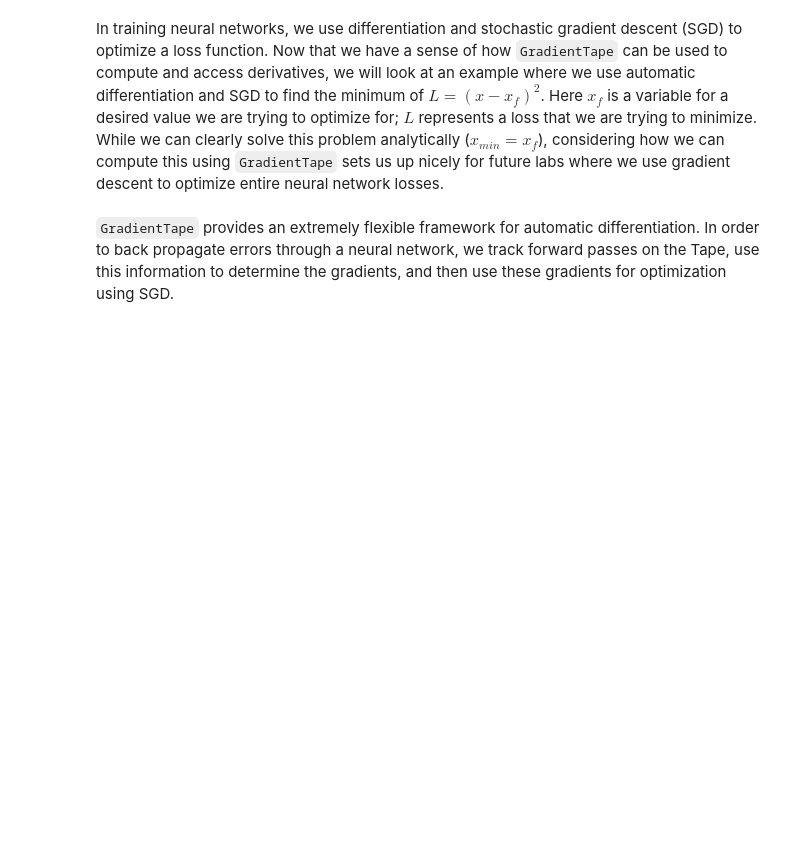
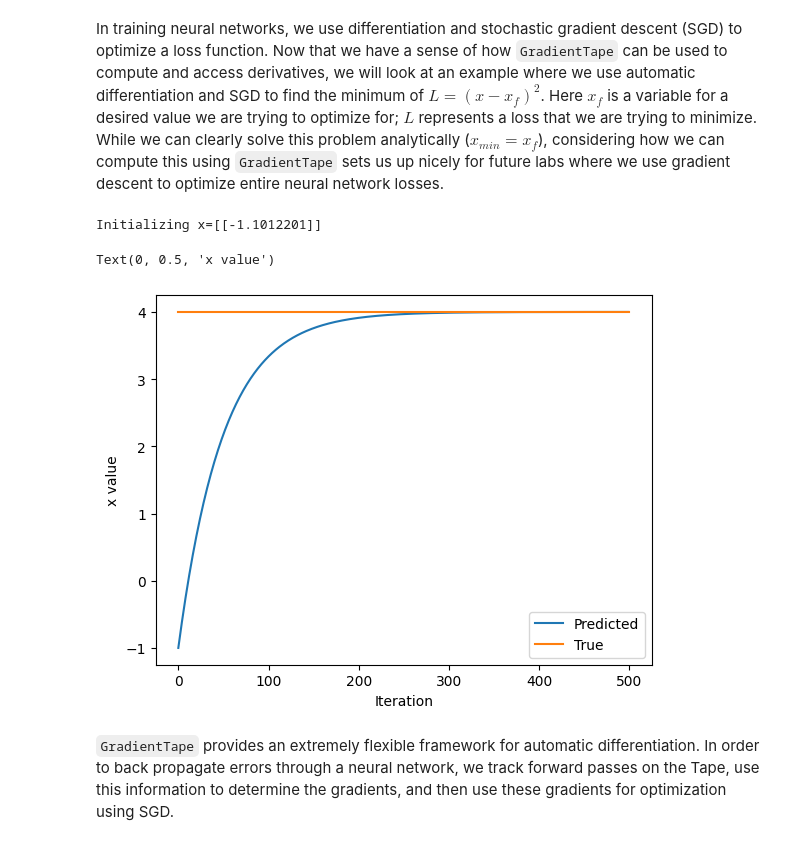
Before and after one commit to rushalias/PredictionIO, a Jupyter notebook: lab1/TF_Part1_Intro.ipynb, the cells around one changed output. Saved outputs shown, nothing was run; the diff lists cells and outputs as text; code cells hidden in the pictures; blank space fills up the shorter version.

```diff
--- a/lab1/TF_Part1_Intro.ipynb
+++ b/lab1/TF_Part1_Intro.ipynb
@@ -365,50 +367,54 @@ First, we will look at how we can compute gradients using GradientTape and acces
 # %%
 ### Gradient computation with GradientTape ###
 
-# y = x^2
+# y = x^(1/2)
 # Example: x = 3.0
-x = tf.Variable(3.0)
+x = tf.Variable(4.0)
 
 # Initiate the gradient tape
 with tf.GradientTape() as tape:
   # Define the function
-  y = x * x
+  y = tf.pow(x, 1.0/2.0)
 # Access the gradient -- derivative of y with respect to x
 dy_dx = tape.gradient(y, x)
 
-assert dy_dx.numpy() == 6.0
+assert dy_dx.numpy() == 1/4
 # %% [markdown]
 In training neural networks, we use differentiation and stochastic gradient descent (SGD) to optimize a loss function. Now that we have a sense of how `GradientTape` can be used to compute and access derivatives, we will look at an example where we use automatic differentiation and SGD to find the minimum of $L=(x-x_f)^2$. Here $x_f$ is a variable for a desired value we are trying to optimize for; $L$ represents a loss that we are trying to  minimize. While we can clearly solve this problem analytically ($x_{min}=x_f$), considering how we can compute this using `GradientTape` sets us up nicely for future labs where we use gradient descent to optimize entire neural network losses.
 # %%
 ### Function minimization with automatic differentiation and SGD ###
 
 # Initialize a random value for our initial x
 x = tf.Variable([tf.random.normal([1])])
 print("Initializing x={}".format(x.numpy()))
 
 learning_rate = 1e-2 # learning rate for SGD
 history = []
 # Define the target value
 x_f = 4
 
 # We will run SGD for a number of iterations. At each iteration, we compute the loss,
 #   compute the derivative of the loss with respect to x, and perform the SGD update.
 for i in range(500):
   with tf.GradientTape() as tape:
     '''TODO: define the loss as described above'''
-    loss = # TODO
+    loss = tf.pow(x - x_f, 2)
 
   # loss minimization using gradient tape
   grad = tape.gradient(loss, x) # compute the derivative of the loss with respect to x
   new_x = x - learning_rate*grad # sgd update
   x.assign(new_x) # update the value of x
   history.append(x.numpy()[0])
 
 # Plot the evolution of x as we optimize towards x_f!
 plt.plot(history)
 plt.plot([0, 500],[x_f,x_f])
 plt.legend(('Predicted', 'True'))
 plt.xlabel('Iteration')
 plt.ylabel('x value')
+# %% [output]
+Initializing x=[[-1.1012201]]
+Text(0, 0.5, 'x value')
+[figure, added]
 # %% [markdown]
 `GradientTape` provides an extremely flexible framework for automatic differentiation. In order to back propagate errors through a neural network, we track forward passes on the Tape, use this information to determine the gradients, and then use these gradients for optimization using SGD.
```
Also changed, not shown: parts of 1 cell of this notebook.
